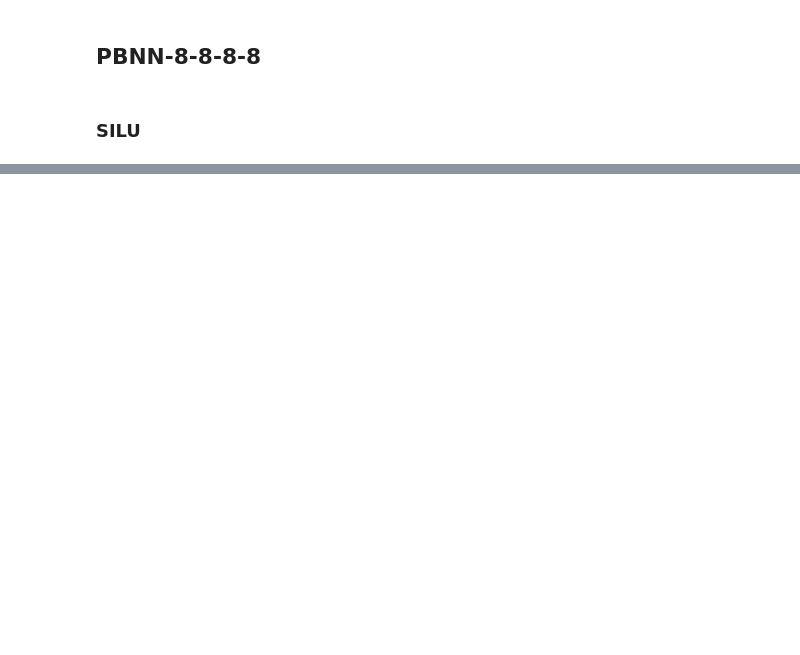
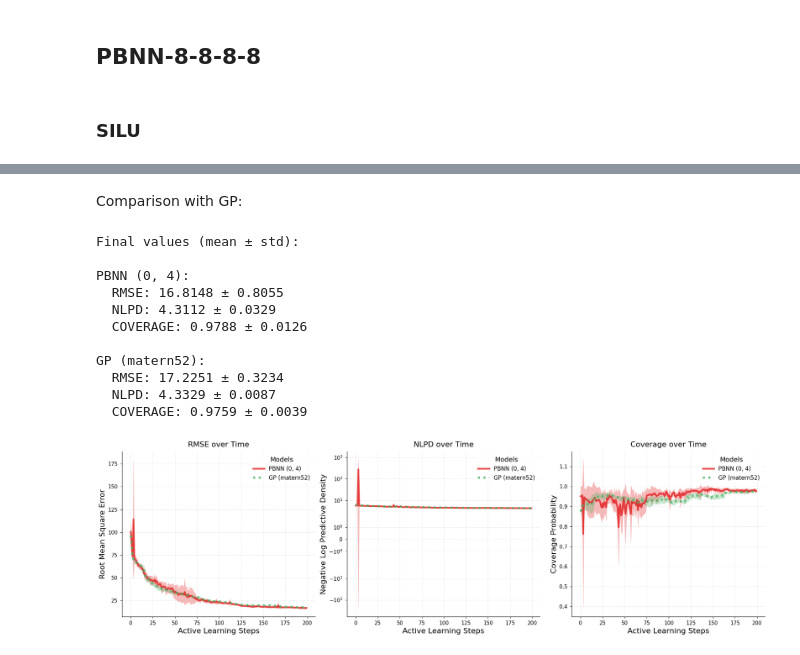
Before and after one commit to ziatdinovmax/NeuroBayes, a Jupyter notebook: active_learning_scripts/fatigue/viz.ipynb, the cells around one changed output, grey strips where cells are left out. Saved outputs shown, nothing was run; the diff lists cells and outputs as text; code cells hidden in the pictures; blank space fills up the shorter version.

```diff
--- a/active_learning_scripts/fatigue/viz.ipynb
+++ b/active_learning_scripts/fatigue/viz.ipynb
@@ -57,0 +71,27 @@ TBA
+# %% [markdown]
+Comparison with GP:
+# %%
+pbnn_files = [
+    'results/pbnn8888/fatigue_probdense0-dense4_steps200_epochs2000_lr0.005_20241209_220515.pkl'
+]
+
+gp_files = ['results/gp/fatigue_gp_comparison_kernelmatern52_20241213_170217.pkl']
+
+plot_comparison(
+    pbnn_files=pbnn_files,
+    gp_files=gp_files,
+    save_path='comparison_plot-gp-pbnn8888-silu.png'
+);
+# %% [output]
+Final values (mean ± std):
+
+PBNN (0, 4):
+  RMSE: 16.8148 ± 0.8055
+  NLPD: 4.3112 ± 0.0329
+  COVERAGE: 0.9788 ± 0.0126
+
+GP (matern52):
+  RMSE: 17.2251 ± 0.3234
+  NLPD: 4.3329 ± 0.0087
+  COVERAGE: 0.9759 ± 0.0039
+[figure, added]
```
Also changed, not shown: parts of 10 cells of this notebook, 49 other files.
